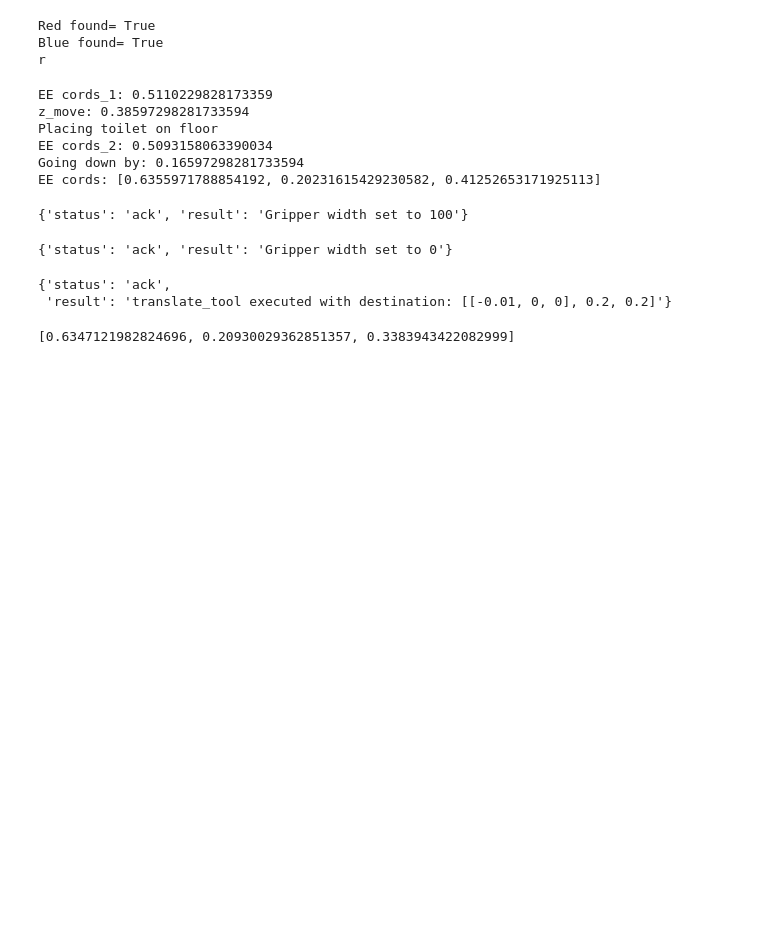
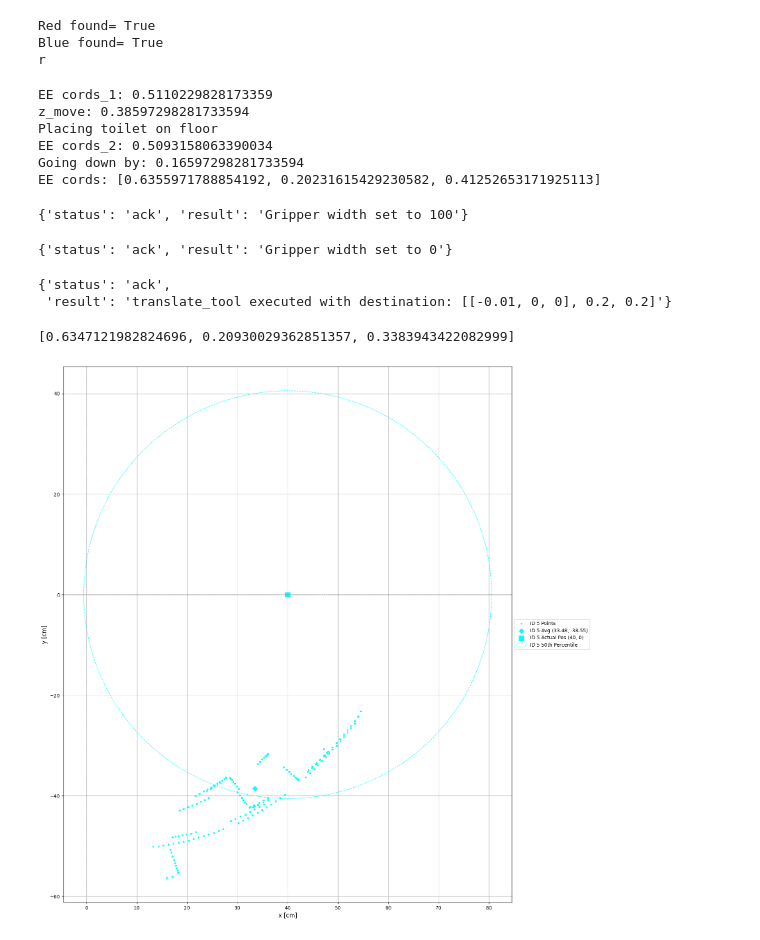
Before and after one commit to RajAvi25/Robomason, a Jupyter notebook: UserWindow_construct_recalibration.ipynb, the cells around one changed output. Saved outputs shown, nothing was run; the diff lists cells and outputs as text; code cells hidden in the pictures; blank space fills up the shorter version.

```diff
--- a/UserWindow_construct_recalibration.ipynb
+++ b/UserWindow_construct_recalibration.ipynb
@@ -161,3 +161,25 @@ translate((-0.01,0,0),0.2,0.2)
 mdl.get_EE_coords()
 # %% [output]
 [0.6347121982824696, 0.20930029362851357, 0.3383943422082999]
+# %%
+from detections import accuracy
+import pickle
+import os
+
+data_dir = '/home/avi/Desktop/robomason/_workingdata/_siteinfo/_construction_data'
+
+# Load each pickle file
+with open(os.path.join(data_dir, 'assembly_data.pkl'), 'rb') as f:
+    assembly_data = pickle.load(f)
+
+actual_position = {
+    5: (40,0),
+    6:(50,-5)
+}
+
+test_number = 1
+_ = accuracy.CEP50_plot(assembly_data, actual_position,True,False,test_number)
+summary_table = accuracy.generate_summary_table(assembly_data, actual_position)
+summary_table
+# %% [output]
+[figure, added]
```
Also changed, not shown: parts of 2 cells of this notebook, 25 other files.
